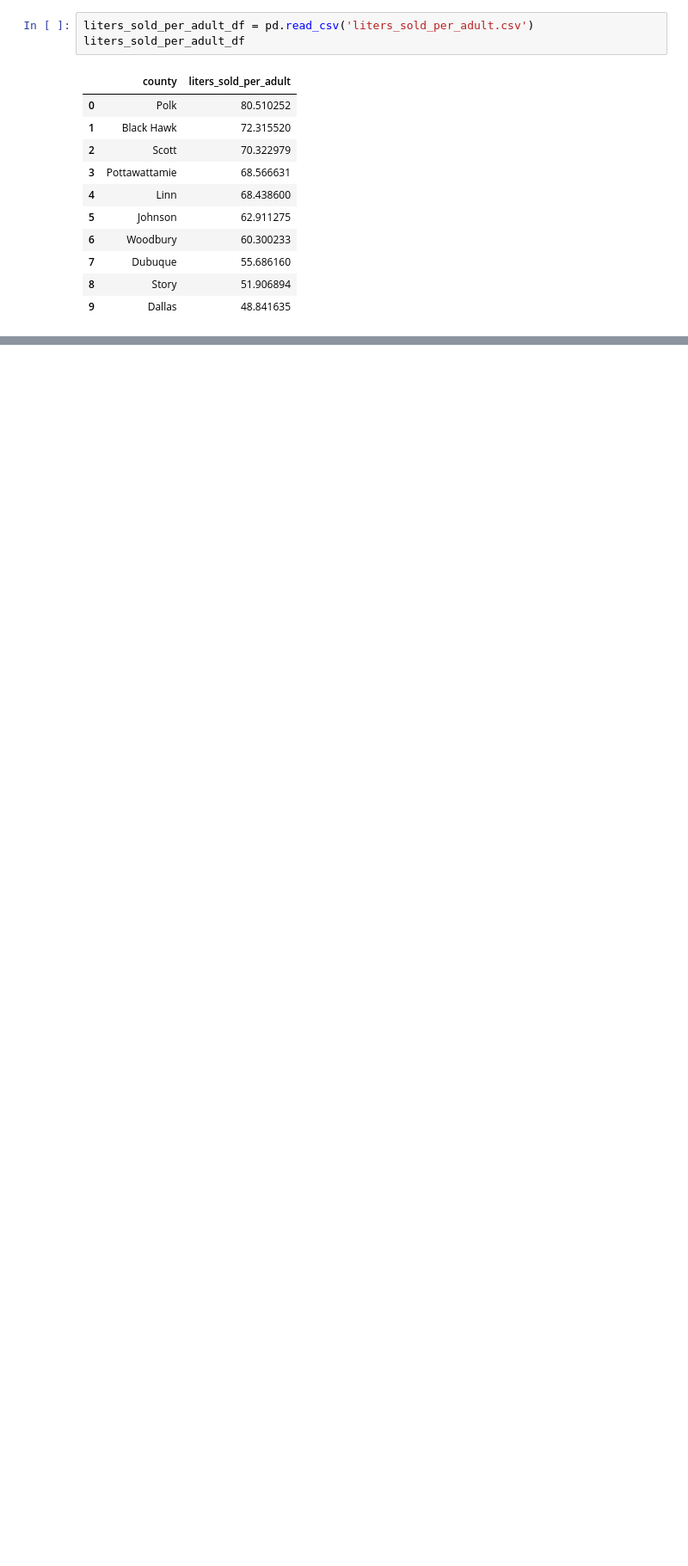
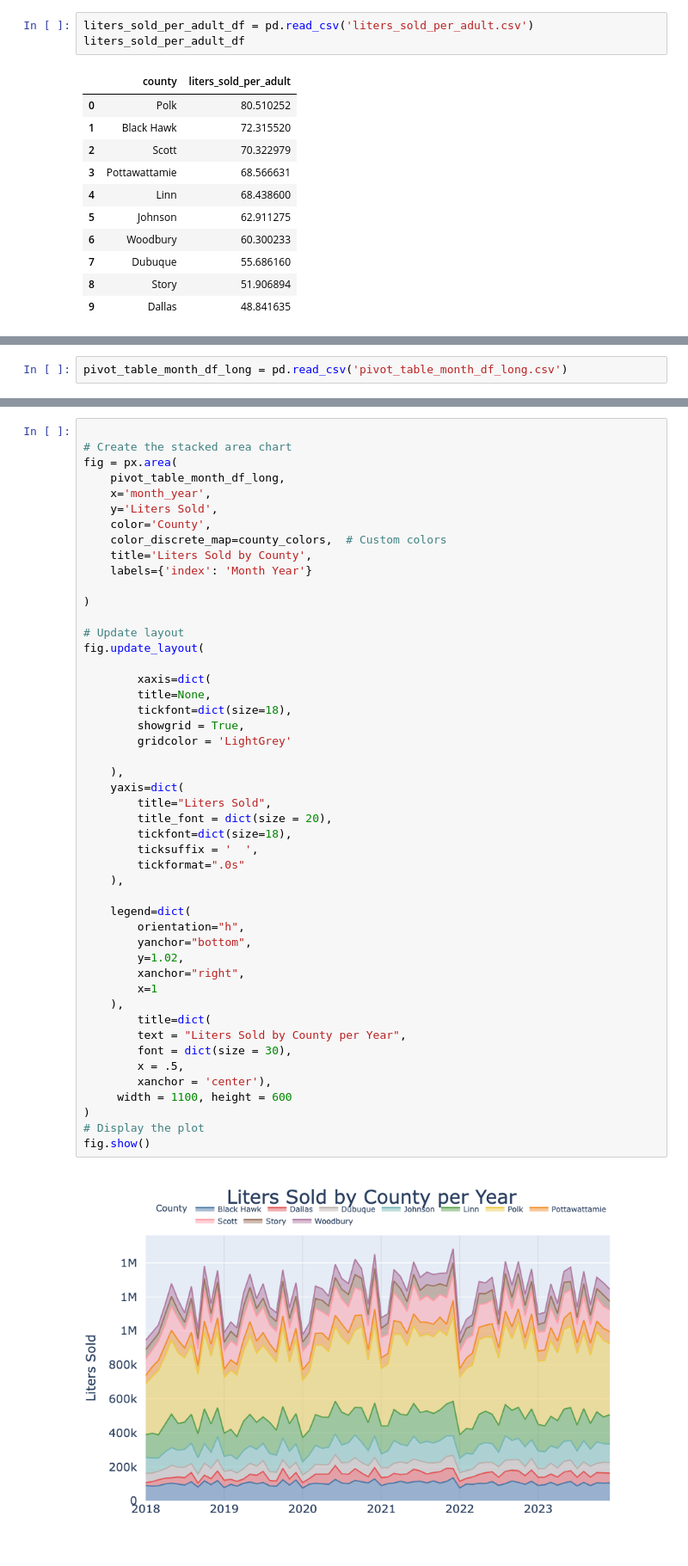
Before and after one commit to amoutafian/iowa_liquor_project, a Jupyter notebook: iowa_liquor_continued_exploratory_analysis.ipynb, the cells around one changed output, grey strips where cells are left out. Shown at 86% size. Drawn from its saved outputs; the diff is of its cells as text; blank space fills up the shorter version.

```diff
--- a/iowa_liquor_continued_exploratory_analysis.ipynb
+++ b/iowa_liquor_continued_exploratory_analysis.ipynb
@@ -46,0 +62,2 @@ liters_county_month_df = pd.read_csv('
+# %%
+pivot_table_month_df_long = pd.read_csv('pivot_table_month_df_long.csv')
@@ -46,0 +110,50 @@ liters_county_month_df = pd.read_csv('
+# %%
+
+# Create the stacked area chart
+fig = px.area(
+    pivot_table_month_df_long,
+    x='month_year',
+    y='Liters Sold',
+    color='County',
+    color_discrete_map=county_colors,  # Custom colors
+    title='Liters Sold by County',
+    labels={'index': 'Month Year'}
+
+)
+
+# Update layout
+fig.update_layout(
+
+        xaxis=dict(
+        title=None,
+        tickfont=dict(size=18),
+        showgrid = True,
+        gridcolor = 'LightGrey'
+
+    ),
+    yaxis=dict(
+        title="Liters Sold",
+        title_font = dict(size = 20),
+        tickfont=dict(size=18),
+        ticksuffix = '  ',
+        tickformat=".0s"
+    ),
+
+    legend=dict(
+        orientation="h",
+        yanchor="bottom",
+        y=1.02,
+        xanchor="right",
+        x=1
+    ),
+        title=dict(
+        text = "Liters Sold by County per Year",
+        font = dict(size = 30),
+        x = .5,
+        xanchor = 'center'),
+     width = 1100, height = 600
+)
+# Display the plot
+fig.show()
+# %% [output]
+[figure, added]
```
Also changed, not shown: parts of 3 cells of this notebook, 3 other files.
